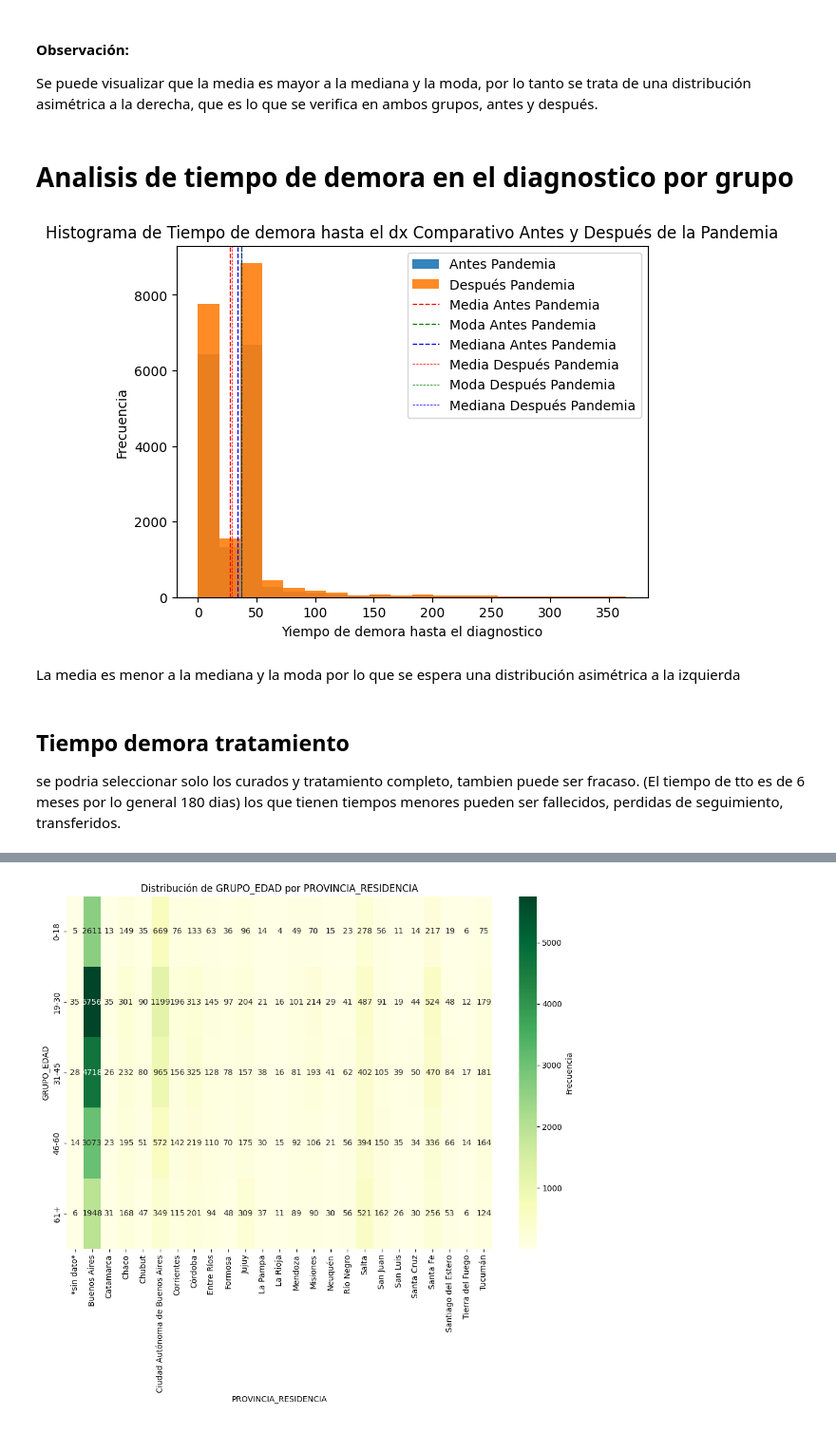
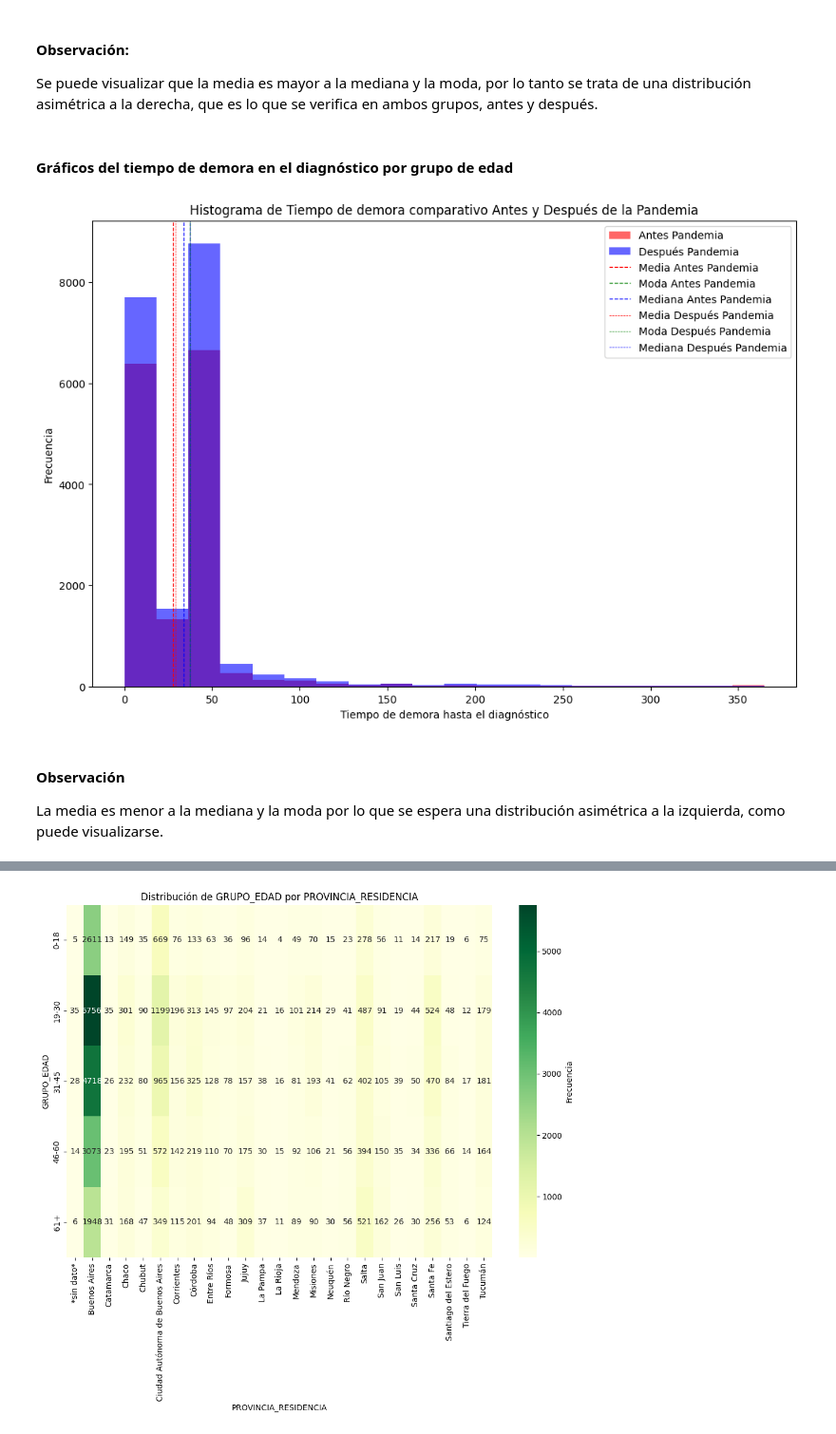
Before and after one commit to rominicky/diplocssoccomp, a Jupyter notebook: trabajo_final_TBC2019al2021.ipynb, the cells around one changed output, grey strips where cells are left out. Shown at 95% size. Cells and saved outputs as stored; diff of their text form; code cells hidden in the pictures.

```diff
--- a/trabajo_final_TBC2019al2021.ipynb
+++ b/trabajo_final_TBC2019al2021.ipynb
@@ -540,44 +540,43 @@ plt.show()
 #### Observación:
 Se puede visualizar que la media es mayor a la mediana y la moda, por lo tanto se trata de una distribución asimétrica a la derecha, que es lo que se verifica en ambos grupos, antes y después.
 # %% [markdown]
-# Analisis de tiempo de demora en el diagnostico por grupo
+#### Gráficos del tiempo de demora en el diagnóstico por grupo de edad
 # %%
-# Asegurarse que los valores en la columna 'EDAD_DIAGNOSTICO' sean números
+# columna 'EDAD_DIAGNOSTICO'
 base['TIEMPO_DEMORA'] = pd.to_numeric(base['TIEMPO_DEMORA'], errors='coerce')
 
-# Dividir los datos en antes y después de la clasificación de la pandemia
+# clasificación según la pandemia, antes y después
 antes_pandemia = base[base['CLASIFICACION_PANDEMIA'] == 'Antes']
 despues_pandemia = base[base['CLASIFICACION_PANDEMIA'] == 'Despues']
 
-# Crear los histogramas para cada conjunto
-plt.hist(antes_pandemia['TIEMPO_DEMORA'], bins=20, label='Antes Pandemia', alpha=0.9)
-plt.hist(despues_pandemia['TIEMPO_DEMORA'], bins=20, label='Después Pandemia', alpha=0.9)
+# histogramas para cada conjunto
+plt.figure(figsize=(12, 8))
+plt.hist(antes_pandemia['TIEMPO_DEMORA'], bins=20, label='Antes Pandemia', alpha=0.6, color='red')
+plt.hist(despues_pandemia['TIEMPO_DEMORA'], bins=20, label='Después Pandemia', alpha=0.6, color='blue')
 
-# Agregar líneas verticales para la media, moda y mediana de cada conjunto si tienen datos válidos
+# líneas verticales para la media, moda y mediana de cada conjunto si tienen datos válidos
 if not antes_pandemia.empty:
     plt.axvline(antes_pandemia['TIEMPO_DEMORA'].mean(), color='r', linestyle='dashed', linewidth=0.9, label='Media Antes Pandemia')
     moda_antes = antes_pandemia['TIEMPO_DEMORA'].mode()
     if not moda_antes.empty:
         plt.axvline(moda_antes.values[0], color='g', linestyle='dashed', linewidth=0.9, label='Moda Antes Pandemia')
     plt.axvline(antes_pandemia['TIEMPO_DEMORA'].median(), color='b', linestyle='dashed', linewidth=0.9, label='Mediana Antes Pandemia')
 
 if not despues_pandemia.empty:
     plt.axvline(despues_pandemia['TIEMPO_DEMORA'].mean(), color='r', linestyle='dashed', linewidth=0.5, label='Media Después Pandemia')
     moda_despues = despues_pandemia['TIEMPO_DEMORA'].mode()
     if not moda_despues.empty:
         plt.axvline(moda_despues.values[0], color='g', linestyle='dashed', linewidth=0.5, label='Moda Después Pandemia')
     plt.axvline(despues_pandemia['TIEMPO_DEMORA'].median(), color='b', linestyle='dashed', linewidth=0.5, label='Mediana Después Pandemia')
 
 # Etiquetas y título del gráfico
-plt.xlabel('Yiempo de demora hasta el diagnostico')
+plt.xlabel('Tiempo de demora hasta el diagnóstico')
 plt.ylabel('Frecuencia')
-plt.title('Histograma de Tiempo de demora hasta el dx Comparativo Antes y Después de la Pandemia')
+plt.title('Histograma de Tiempo de demora comparativo Antes y Después de la Pandemia')
 plt.legend()
 plt.show()
 # %% [output]
-[figure, old version]
+[figure, new version]
 # %% [markdown]
-La media es menor a la mediana y la moda por lo que se espera una distribución asimétrica a la izquierda
+#### Observación
+La media es menor a la mediana y la moda por lo que se espera una distribución asimétrica a la izquierda, como puede visualizarse.
-# %% [markdown]
-## Tiempo demora tratamiento
-se podria seleccionar solo los curados y tratamiento completo, tambien puede ser fracaso. (El tiempo de tto es de 6 meses por lo general 180 dias) los que tienen tiempos menores pueden ser fallecidos, perdidas de seguimiento, transferidos.
```
Also changed, not shown: parts of 6 cells of this notebook.
